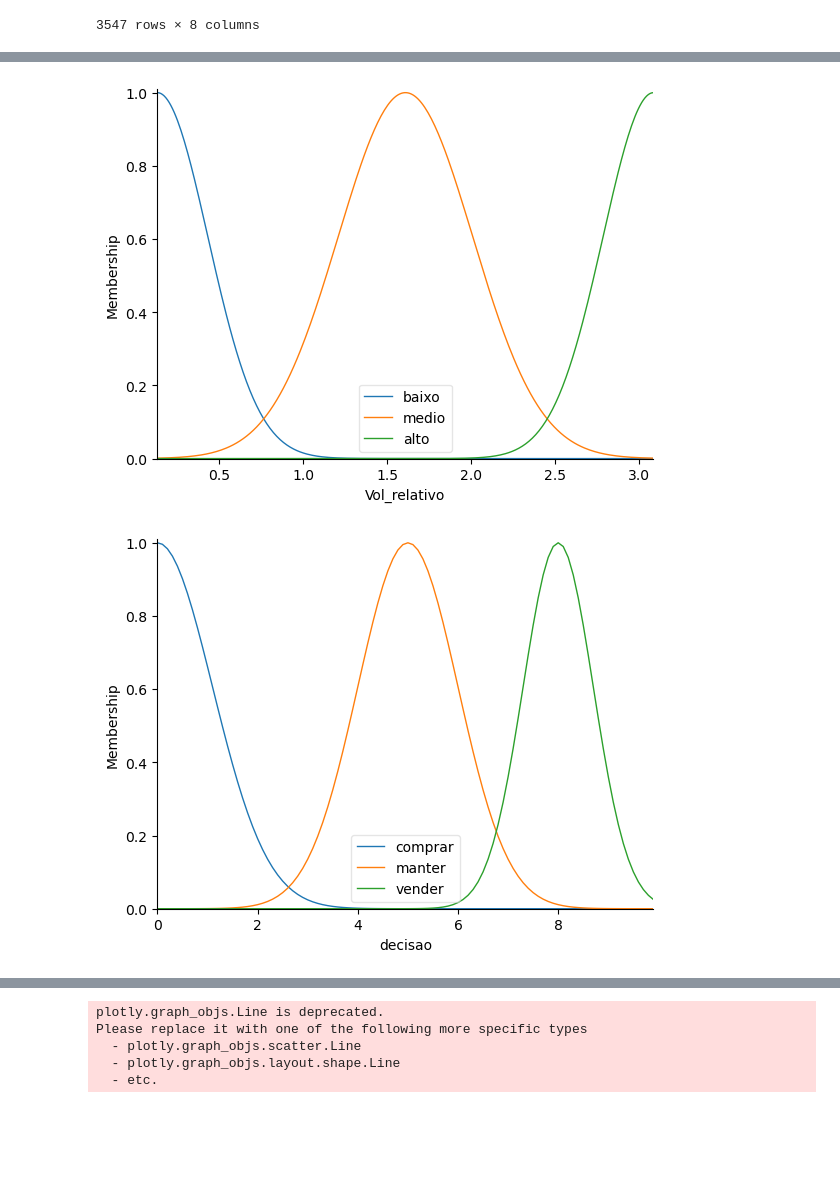
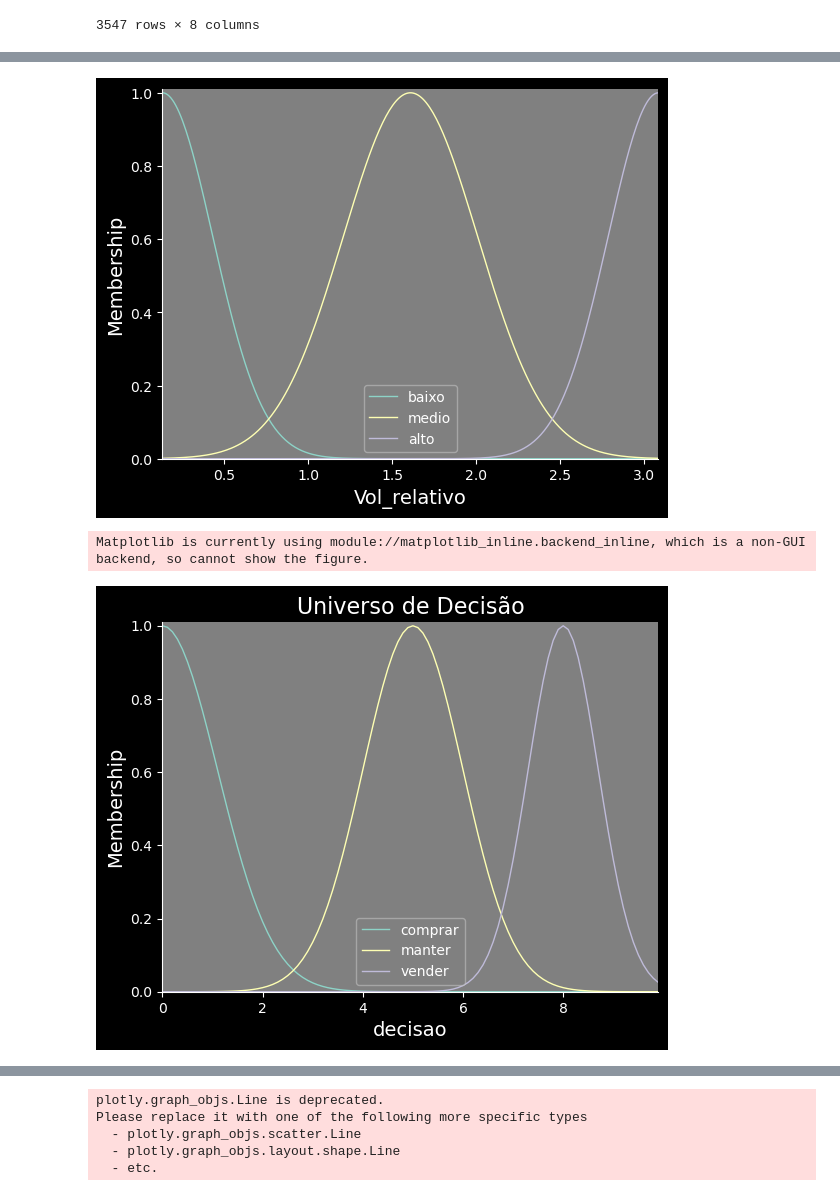
Before and after one commit to caiomferreira/Fuzzy, a Jupyter notebook: Fuzzy.ipynb, the cells around one changed output, grey strips where cells are left out. Cells and saved outputs as stored; diff of their text form; code cells hidden in the pictures; blank space fills up the shorter version.

```diff
--- a/Fuzzy.ipynb
+++ b/Fuzzy.ipynb
@@ -6,6 +6,20 @@ import yfinance as yf
 import pandas as pd
 import plotly.graph_objects as go
 from plotly.subplots import make_subplots
+import matplotlib.pyplot as plt
+plt.rcParams['axes.titlesize'] = 16
+plt.rcParams['axes.titlecolor'] = 'w'
+plt.rcParams['axes.labelsize'] = 14
+plt.rcParams['axes.labelcolor'] = 'w'
+plt.rcParams['figure.facecolor'] = 'black'
+plt.rcParams['axes.facecolor'] = 'gray'
+plt.rcParams['xtick.color'] = 'w'
+plt.rcParams['ytick.color'] = 'w'
+plt.rcParams['grid.color'] = 'black'
+plt.rcParams['grid.linestyle'] = ':'
+plt.rcParams['grid.linewidth'] = 0.5
+plt.rcParams['axes.autolimit_mode'] = 'data'
+plt.rcParams['axes.axisbelow'] = True
 # %%
 df_ativo = yf.download('BOVA11.SA',start='2010-01-01').dropna()
 df_ativo = df_ativo.dropna()
@@ -65,14 +79,17 @@ vol_rel_fuzz['medio'] = fuzz.gaussmf(vol_rel_fuzz.universe, (max_vol_rel+min_vol
 vol_rel_fuzz['alto'] = fuzz.gaussmf(vol_rel_fuzz.universe, max_vol_rel, 0.3)
 vol_rel_fuzz.view()
 # %% [output]
-[figure, old version]
+[figure, new version]
 # %%
 dec['comprar'] = fuzz.gaussmf(dec.universe,0,1.1)
 dec['manter'] = fuzz.gaussmf(dec.universe,5,1)
 dec['vender'] = fuzz.gaussmf(dec.universe,8,0.7)
 dec.view()
+plt.title('Universo de Decisão')
+plt.savefig('universo decisão.png')
 # %% [output]
+Matplotlib is currently using module://matplotlib_inline.backend_inline, which is a non-GUI backend, so cannot show the figure.
-[figure, old version]
+[figure, new version]
 # %%
 regra1 = ctrl.Rule(rsi_fuzz['baixo'] & vol_rel_fuzz['baixo'], dec['comprar'])
 regra2 = ctrl.Rule(rsi_fuzz['baixo'] & vol_rel_fuzz['medio'], dec['comprar'])
```
Also changed, not shown: parts of 2 cells of this notebook, 1 other file.
